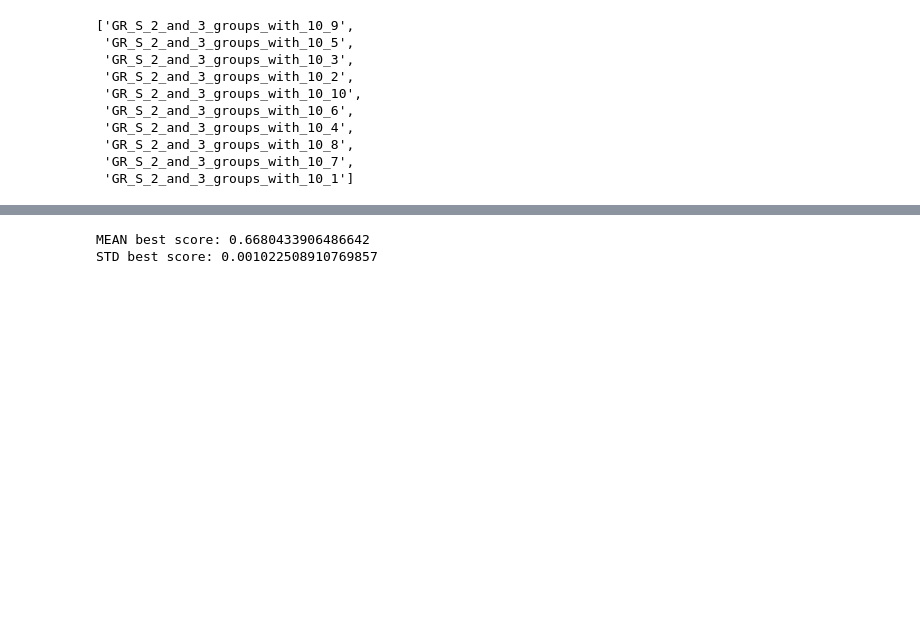
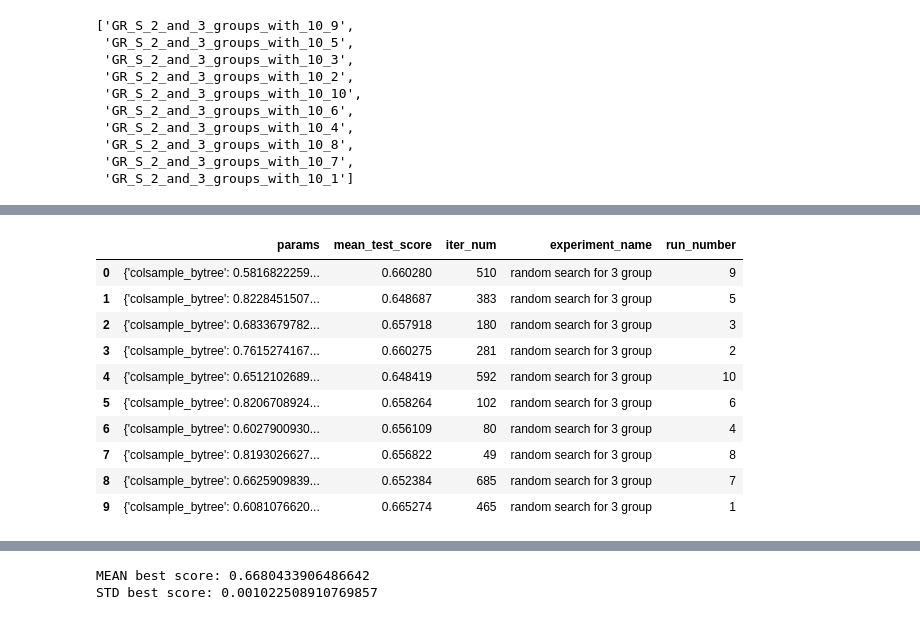
Before and after one commit to HollowPrincess/GradBoostOptim, a Jupyter notebook: test_2/xgboost_test_2_analysis.ipynb, the cells around one changed output, grey strips where cells are left out. Saved outputs shown, nothing was run; the diff lists cells and outputs as text; code cells hidden in the pictures; blank space fills up the shorter version.

```diff
--- a/test_2/xgboost_test_2_analysis.ipynb
+++ b/test_2/xgboost_test_2_analysis.ipynb
@@ -64,0 +70,4 @@ for file_name in sec_and_third_group_files:
+# %%
+run_iter = gr_2_and_3_df.loc[gr_2_and_3_df['experiment_name']=='random search for 3 group'].groupby('run_number')['iter_num'].max().reset_index()
+# %%
+params = gr_2_and_3_df.loc[gr_2_and_3_df['experiment_name']=='random search for 3 group'].merge(run_iter, left_on=['run_number', 'iter_num'], right_on = ['run_number', 'iter_num'], how = 'inner')
@@ -64,0 +88,14 @@ for file_name in sec_and_third_group_files:
+# %%
+params
+# %% [output]
+|  | params | mean_test_score | iter_num | experiment_name | run_number |
+| 0 | {'colsample_bytree': 0.5816822259... | 0.660280 | 510 | random search for 3 group | 9 |
+| 1 | {'colsample_bytree': 0.8228451507... | 0.648687 | 383 | random search for 3 group | 5 |
+| 2 | {'colsample_bytree': 0.6833679782... | 0.657918 | 180 | random search for 3 group | 3 |
+| 3 | {'colsample_bytree': 0.7615274167... | 0.660275 | 281 | random search for 3 group | 2 |
+| 4 | {'colsample_bytree': 0.6512102689... | 0.648419 | 592 | random search for 3 group | 10 |
+| 5 | {'colsample_bytree': 0.8206708924... | 0.658264 | 102 | random search for 3 group | 6 |
+| 6 | {'colsample_bytree': 0.6027900930... | 0.656109 | 80 | random search for 3 group | 4 |
+| 7 | {'colsample_bytree': 0.8193026627... | 0.656822 | 49 | random search for 3 group | 8 |
+| 8 | {'colsample_bytree': 0.6625909839... | 0.652384 | 685 | random search for 3 group | 7 |
+| 9 | {'colsample_bytree': 0.6081076620... | 0.665274 | 465 | random search for 3 group | 1 |
```
Also changed, not shown: parts of 4 cells of this notebook, 1 other file.
